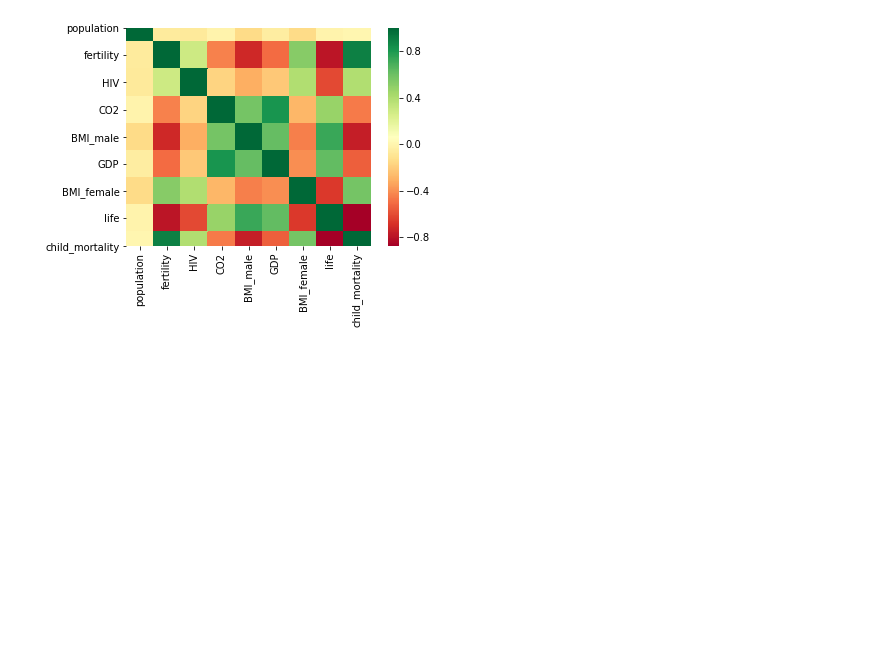
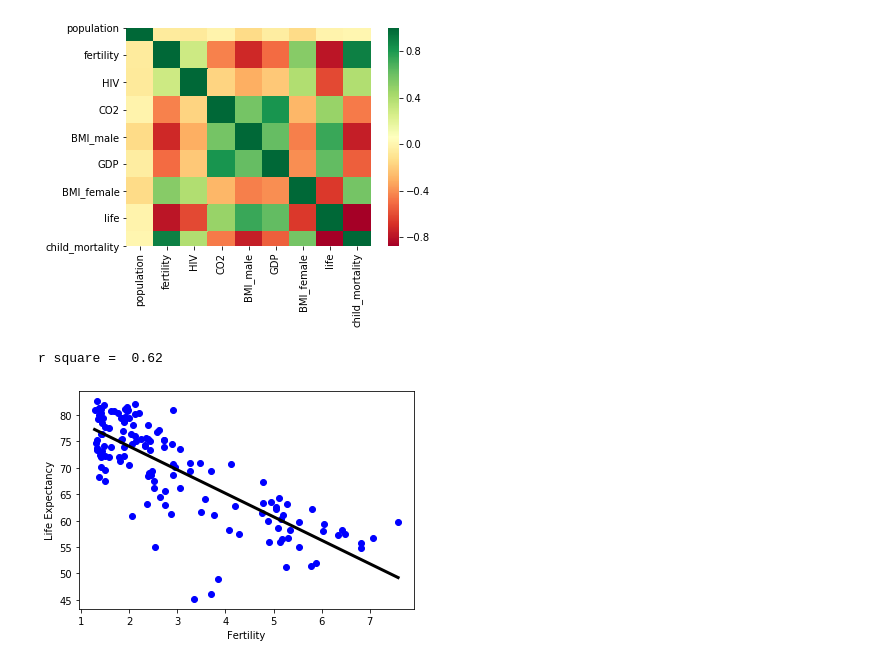
Before and after one commit to Ada-Kiekhaefer/regression_with_scikit_learn, a Jupyter notebook: regression_of_life_expectancy.ipynb, the cells around one changed output. Saved outputs shown, nothing was run; the diff lists cells and outputs as text; code cells hidden in the pictures; blank space fills up the shorter version.

Commit message:
predict life expectancy from fertility

```diff
--- a/regression_of_life_expectancy.ipynb
+++ b/regression_of_life_expectancy.ipynb
@@ -15,9 +16,9 @@ df.head()
 | 4 | 21370348.0 | 1.96 | 0.1 | 18.016313 | 27.56373 | 41312.0 | 117.3755 | 81.5 | 5.2 | ... |
 # %%
 y = df['life'].values
-x = df['fertility'].values
+x_fertility = df['fertility'].values
 y = y.reshape(-1,1)
-x = x.reshape(-1,1)
+x_fertility = x_fertility.reshape(-1,1)
 # %%
 df.info()
 # %% [output]
@@ -63,3 +64,20 @@ sns.heatmap(df.corr(), square = True, cmap = 'RdYlGn')
 # %% [output]
 <matplotlib.axes._subplots.AxesSubplot at 0x...>
 [figure]
+# %%
+#fitting model with one feature
+reg = LinearRegression()
+prediction_space = np.linspace(min(x_fertility), max(x_fertility)).reshape(-1,1)
+reg.fit(x_fertility, y)
+y_prediction = reg.predict(prediction_space)
+print('r square = ', round(reg.score(x_fertility, y),2))
+# %% [output]
+r square =  0.62
+# %%
+plt.scatter(x_fertility, y, color='blue')
+plt.xlabel('Fertility')
+plt.ylabel('Life Expectancy')
+plt.plot(prediction_space, y_prediction, color='black', linewidth=3)
+plt.show()
+# %% [output]
+[figure, added]
```
Also changed, not shown: parts of 1 cell of this notebook.
